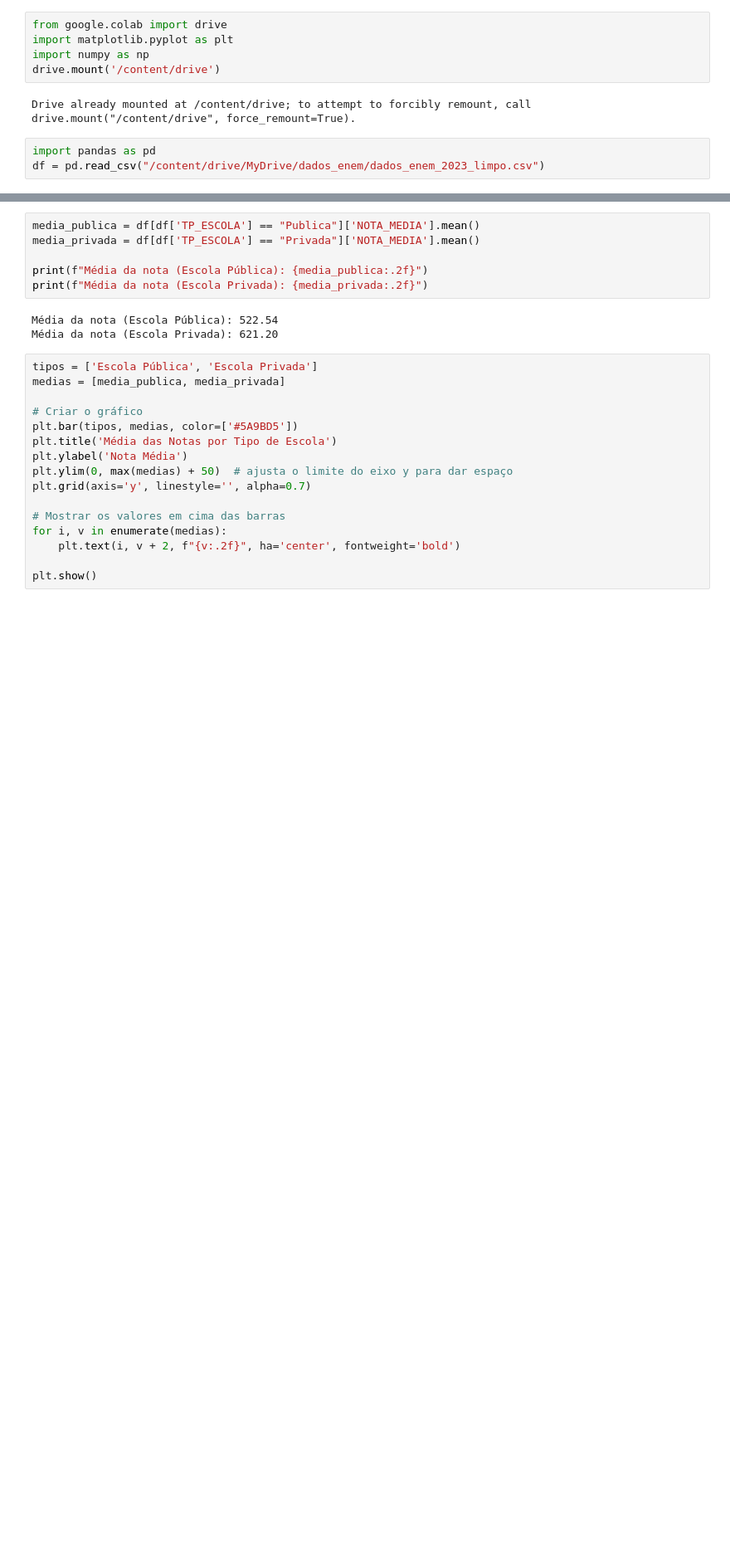
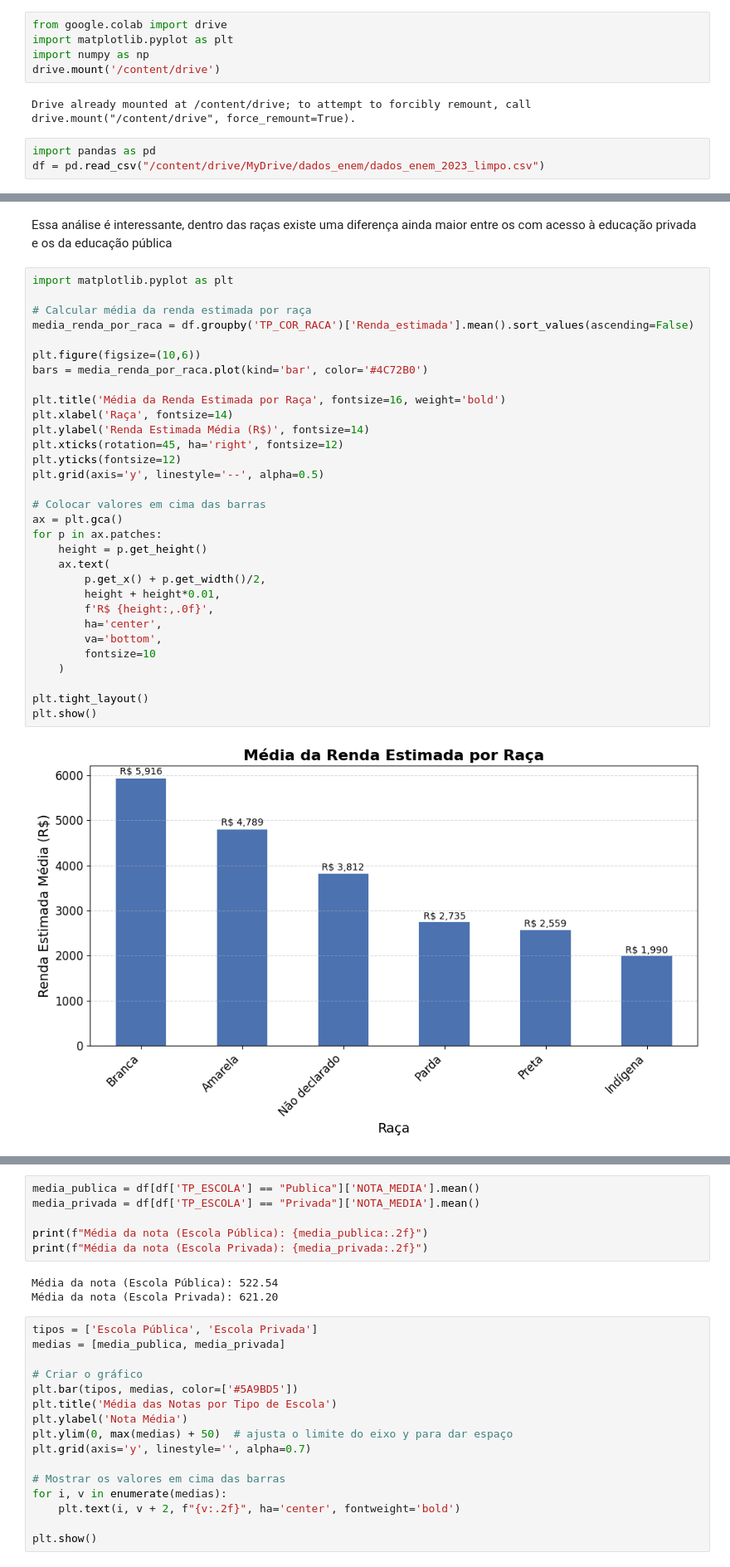
Before and after one commit to matheusgastal/ENEM-Data-Analysis, a Jupyter notebook: Exploring_data_enem_2023.ipynb, the cells around one changed output, grey strips where cells are left out. Shown at 83% size. Drawn from its saved outputs; the diff is of its cells as text; blank space fills up the shorter version.

```diff
--- a/Exploring_data_enem_2023.ipynb
+++ b/Exploring_data_enem_2023.ipynb
@@ -13 +95,36 @@ df = pd.read_csv("/content/drive/MyDrive/dados_enem/dados_enem_2023_limpo.csv")
+# %% [markdown]
+Essa análise é interessante, dentro das raças existe uma diferença ainda maior entre os com acesso à educação privada e os da educação pública
+# %%
+import matplotlib.pyplot as plt
+
+# Calcular média da renda estimada por raça
+media_renda_por_raca = df.groupby('TP_COR_RACA')['Renda_estimada'].mean().sort_values(ascending=False)
+
+plt.figure(figsize=(10,6))
+bars = media_renda_por_raca.plot(kind='bar', color='#4C72B0')
+
+plt.title('Média da Renda Estimada por Raça', fontsize=16, weight='bold')
+plt.xlabel('Raça', fontsize=14)
+plt.ylabel('Renda Estimada Média (R$)', fontsize=14)
+plt.xticks(rotation=45, ha='right', fontsize=12)
+plt.yticks(fontsize=12)
+plt.grid(axis='y', linestyle='--', alpha=0.5)
+
+# Colocar valores em cima das barras
+ax = plt.gca()
+for p in ax.patches:
+    height = p.get_height()
+    ax.text(
+        p.get_x() + p.get_width()/2,
+        height + height*0.01,
+        f'R$ {height:,.0f}',
+        ha='center',
+        va='bottom',
+        fontsize=10
+    )
+
+plt.tight_layout()
+plt.show()
+# %% [output]
+[figure, added]
 # %% [markdown]
```
Also changed, not shown: parts of 5 cells of this notebook.
